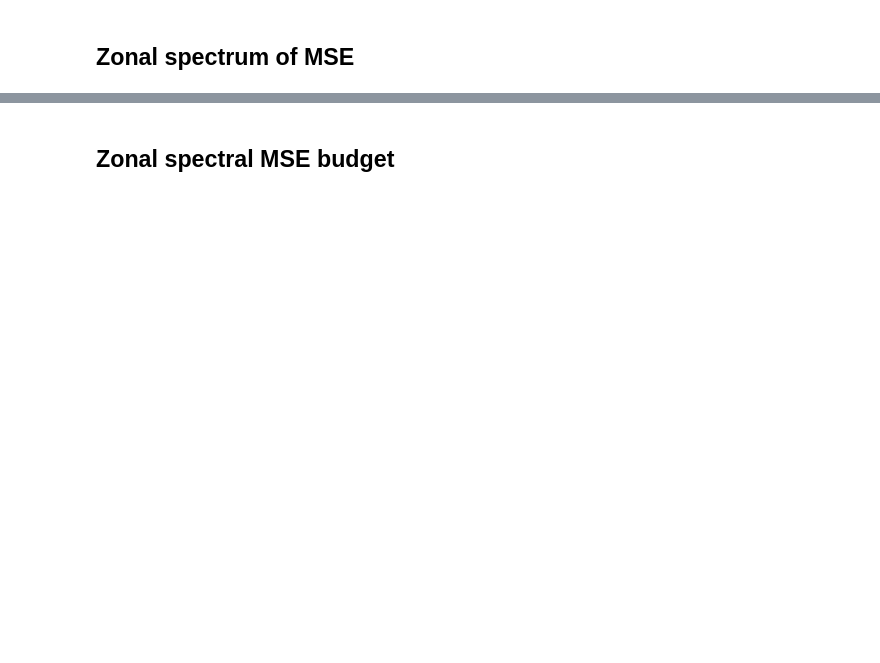
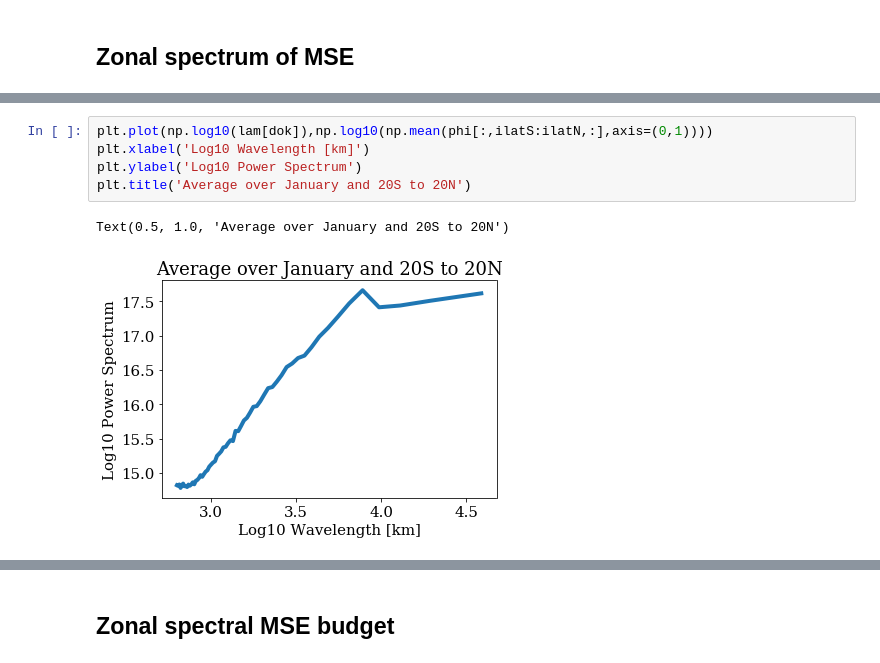
Before and after one commit to pandasambit15/CBRAIN-CAM, a Jupyter notebook: notebooks/tbeucler_devlog/053_Spectral_Enthaly_budget.ipynb, the cells around one changed output, grey strips where cells are left out. Saved outputs shown, nothing was run; the diff lists cells and outputs as text; blank space fills up the shorter version.

```diff
--- a/notebooks/tbeucler_devlog/053_Spectral_Enthaly_budget.ipynb
+++ b/notebooks/tbeucler_devlog/053_Spectral_Enthaly_budget.ipynb
@@ -206,0 +256,8 @@ Text(0.5, 0, 'Time [day]')
+# %%
+plt.plot(np.log10(lam[dok]),np.log10(np.mean(phi[:,ilatS:ilatN,:],axis=(0,1))))
+plt.xlabel('Log10 Wavelength [km]')
+plt.ylabel('Log10 Power Spectrum')
+plt.title('Average over January and 20S to 20N')
+# %% [output]
+Text(0.5, 1.0, 'Average over January and 20S to 20N')
+[figure, added]
```
Also changed, not shown: parts of 35 cells of this notebook.
